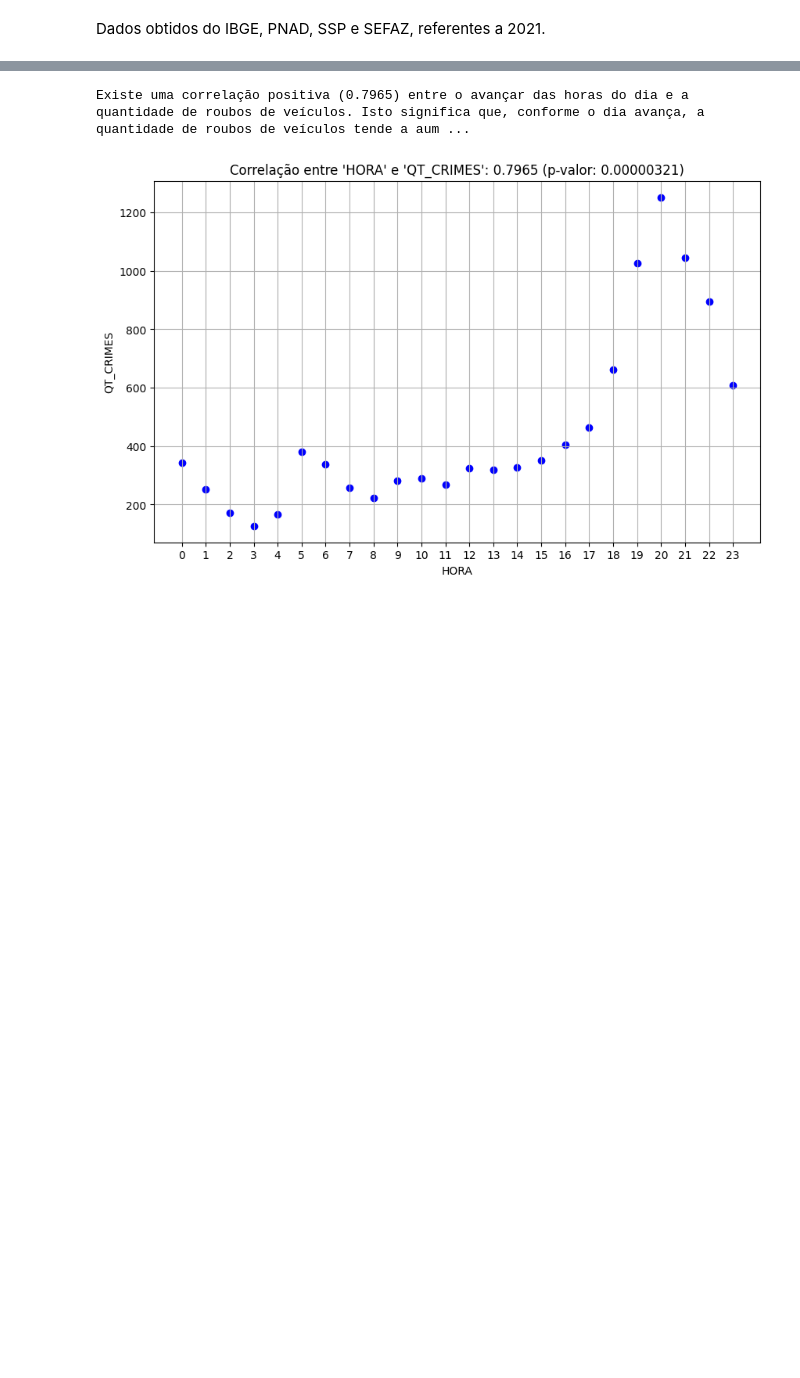
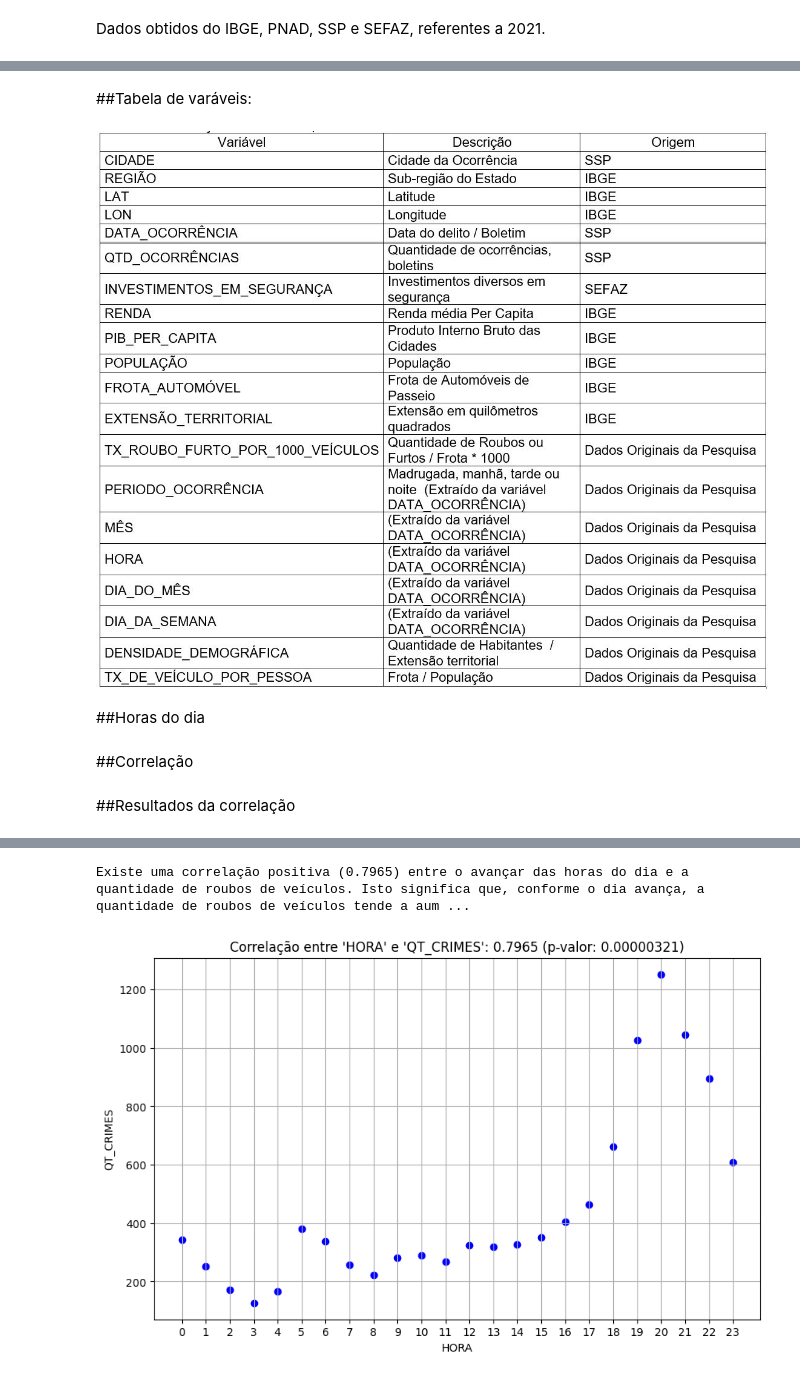
Before and after one commit to boniluboni/CLUSTERS, a Jupyter notebook: EDA_e_Kmeans_Roubos_e_Furtos_de_veículos.ipynb, the cells around one changed output, grey strips where cells are left out. Cells and saved outputs as stored; diff of their text form; code cells hidden in the pictures; blank space fills up the shorter version.

```diff
--- a/EDA_e_Kmeans_Roubos_e_Furtos_de_veículos.ipynb
+++ b/EDA_e_Kmeans_Roubos_e_Furtos_de_veículos.ipynb
@@ -28,3 +41,12 @@ from scipy.stats import spearmanr
+# %% [markdown]
+##Tabela de varáveis:
+# %%
+from IPython.display import Image
+Image('/content/drive/MyDrive/Colab Notebooks/tabela.JPG', width=750)
+# %% [output]
+[figure, added]
+# %% [markdown]
+##Horas do dia
 # %%
 data = {
     "HORA": list(range(24)),
@@ -33,6 +55,8 @@ data = {
 
 # Criar um DataFrame
 df = pd.DataFrame(data)
+# %% [markdown]
+##Correlação
 # %%
 
 # Teste de correlação e significância
@@ -41,6 +65,8 @@ if correlation_p_value < 0.05:
     correlation_significance = "estatisticamente significativa"
 else:
     correlation_significance = "não estatisticamente significativa"
+# %% [markdown]
+##Resultados da correlação
 # %%
 # Resultados e interpretações
 correlation_formatted = f"{correlation:.4f}"  # Modificação aqui para formato decimal
```
Also changed, not shown: parts of 9 cells of this notebook.
